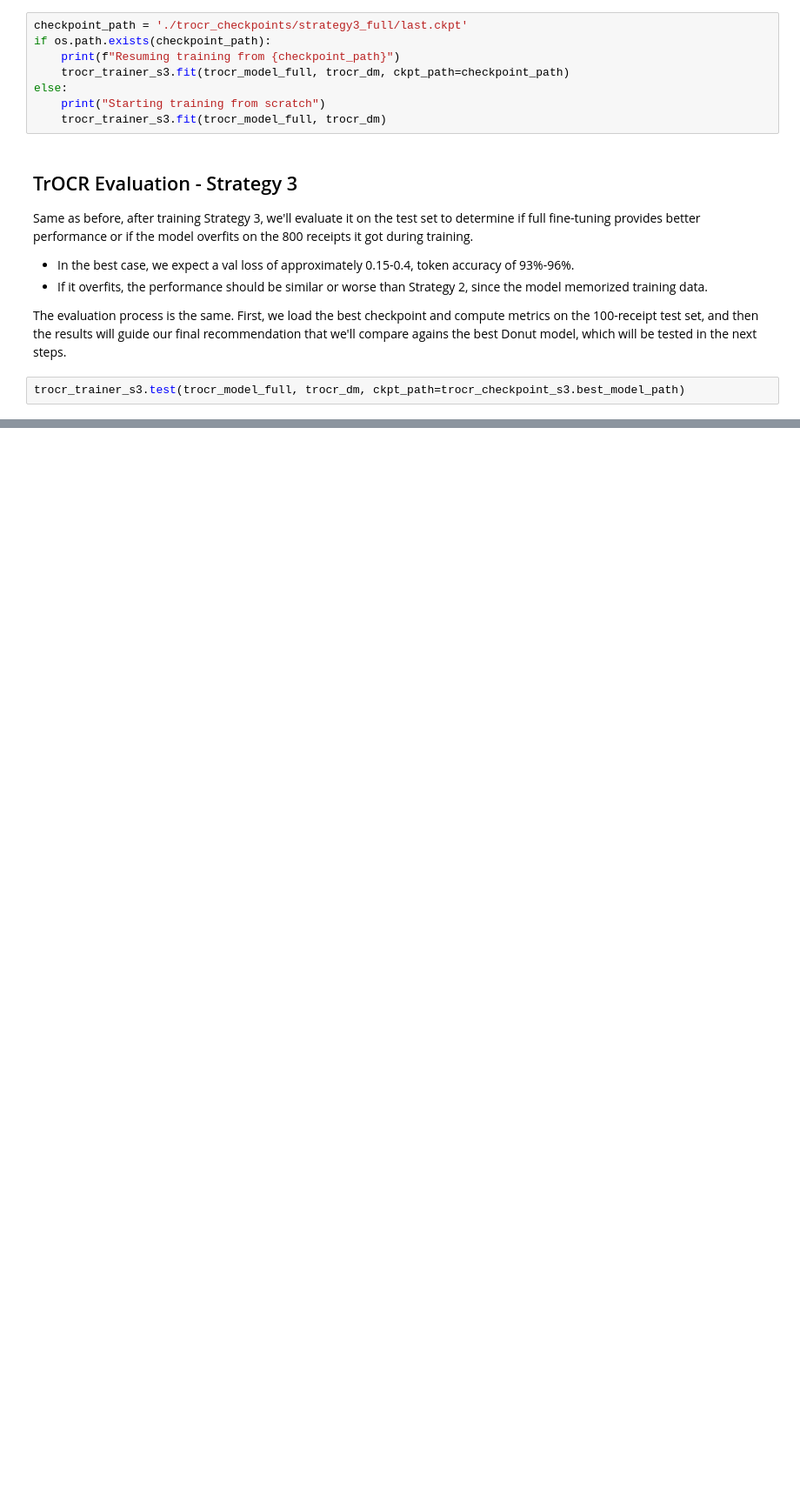
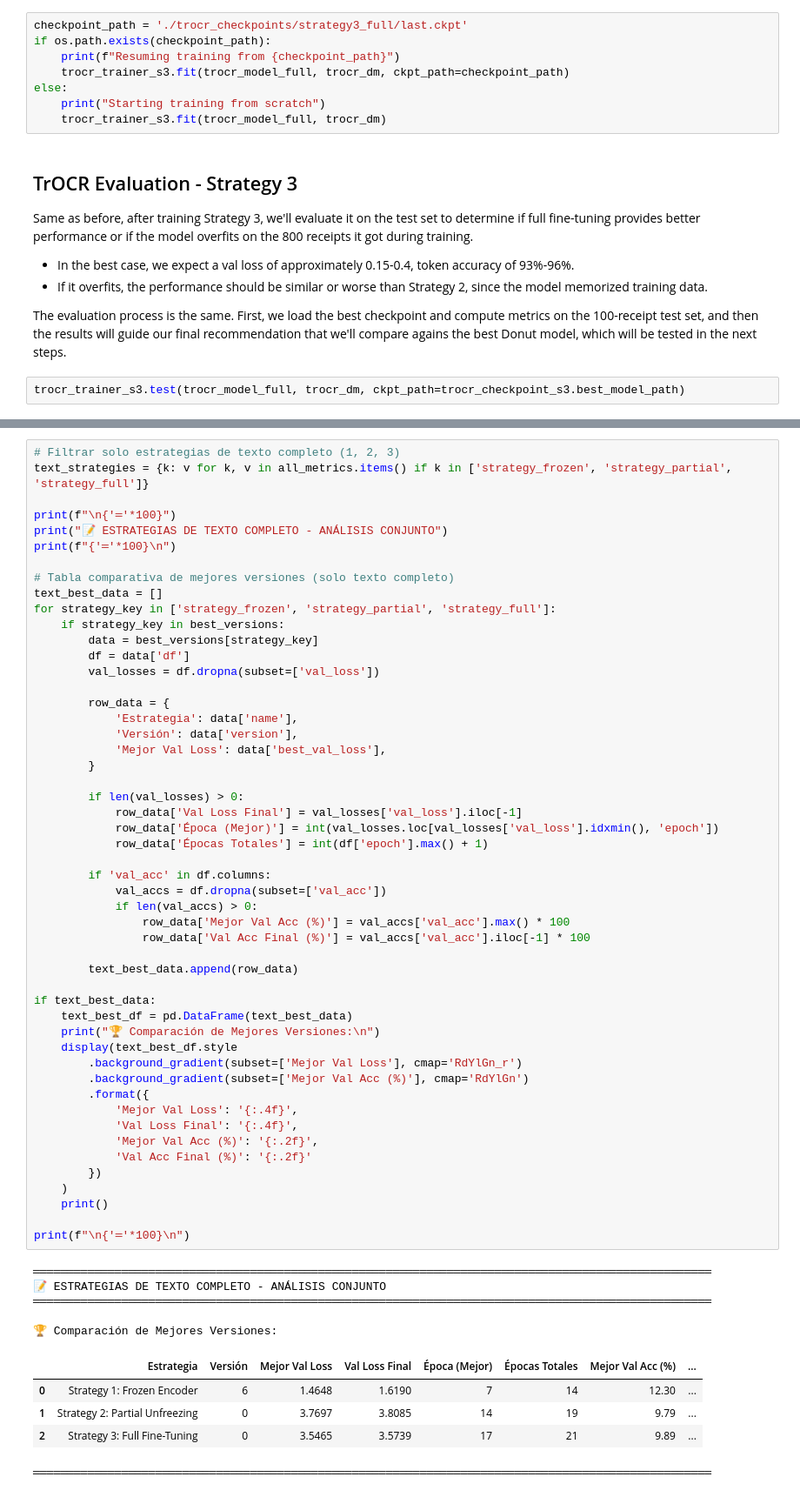
Before and after one commit to GabrielEdid/Reto_BloqueIA, a Jupyter notebook: TrOCR_Training.ipynb, the cells around one changed output, grey strips where cells are left out. Shown at 87% size. Saved outputs shown, nothing was run; the diff lists cells and outputs as text; blank space fills up the shorter version.

```diff
--- a/TrOCR_Training.ipynb
+++ b/TrOCR_Training.ipynb
@@ -1111,0 +1994,62 @@ except FileNotFoundError:
+# %%
+# Filtrar solo estrategias de texto completo (1, 2, 3)
+text_strategies = {k: v for k, v in all_metrics.items() if k in ['strategy_frozen', 'strategy_partial', 'strategy_full']}
+
+print(f"\n{'═'*100}")
+print("📝 ESTRATEGIAS DE TEXTO COMPLETO - ANÁLISIS CONJUNTO")
+print(f"{'═'*100}\n")
+
+# Tabla comparativa de mejores versiones (solo texto completo)
+text_best_data = []
+for strategy_key in ['strategy_frozen', 'strategy_partial', 'strategy_full']:
+    if strategy_key in best_versions:
+        data = best_versions[strategy_key]
+        df = data['df']
+        val_losses = df.dropna(subset=['val_loss'])
+
+        row_data = {
+            'Estrategia': data['name'],
+            'Versión': data['version'],
+            'Mejor Val Loss': data['best_val_loss'],
+        }
+
+        if len(val_losses) > 0:
+            row_data['Val Loss Final'] = val_losses['val_loss'].iloc[-1]
+            row_data['Época (Mejor)'] = int(val_losses.loc[val_losses['val_loss'].idxmin(), 'epoch'])
+            row_data['Épocas Totales'] = int(df['epoch'].max() + 1)
+
+        if 'val_acc' in df.columns:
+            val_accs = df.dropna(subset=['val_acc'])
+            if len(val_accs) > 0:
+                row_data['Mejor Val Acc (%)'] = val_accs['val_acc'].max() * 100
+                row_data['Val Acc Final (%)'] = val_accs['val_acc'].iloc[-1] * 100
+
+        text_best_data.append(row_data)
+
+if text_best_data:
+    text_best_df = pd.DataFrame(text_best_data)
+    print("🏆 Comparación de Mejores Versiones:\n")
+    display(text_best_df.style
+        .background_gradient(subset=['Mejor Val Loss'], cmap='RdYlGn_r')
+        .background_gradient(subset=['Mejor Val Acc (%)'], cmap='RdYlGn')
+        .format({
+            'Mejor Val Loss': '{:.4f}',
+            'Val Loss Final': '{:.4f}',
+            'Mejor Val Acc (%)': '{:.2f}',
+            'Val Acc Final (%)': '{:.2f}'
+        })
+    )
+    print()
+
+print(f"\n{'═'*100}\n")
+# %% [output]
+════════════════════════════════════════════════════════════════════════════════════════════════════
+📝 ESTRATEGIAS DE TEXTO COMPLETO - ANÁLISIS CONJUNTO
+════════════════════════════════════════════════════════════════════════════════════════════════════
+
+🏆 Comparación de Mejores Versiones:
+|  | Estrategia | Versión | Mejor Val Loss | Val Loss Final | Época (Mejor) | Épocas Totales | Mejor Val Acc (%) | ... |
+| 0 | Strategy 1: Frozen Encoder | 6 | 1.4648 | 1.6190 | 7 | 14 | 12.30 | ... |
+| 1 | Strategy 2: Partial Unfreezing | 0 | 3.7697 | 3.8085 | 14 | 19 | 9.79 | ... |
+| 2 | Strategy 3: Full Fine-Tuning | 0 | 3.5465 | 3.5739 | 17 | 21 | 9.89 | ... |
+════════════════════════════════════════════════════════════════════════════════════════════════════
```
Also changed, not shown: parts of 20 cells of this notebook, 4 other files.
